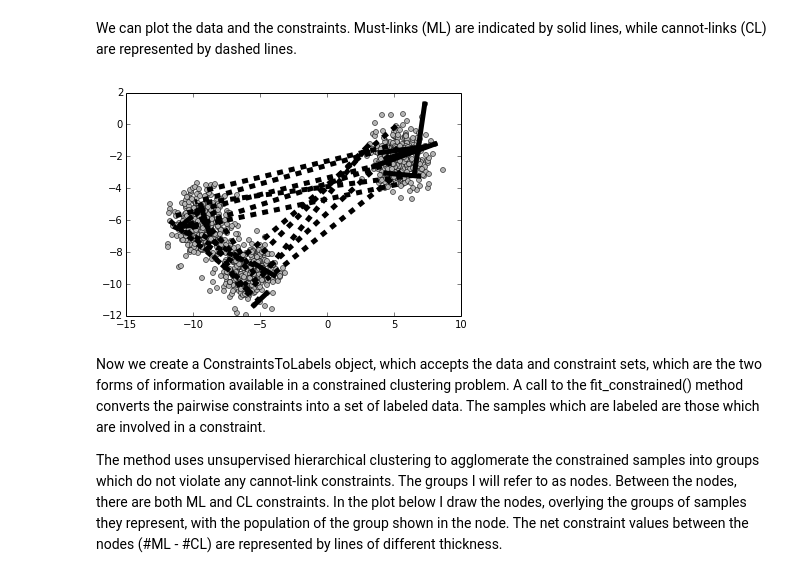
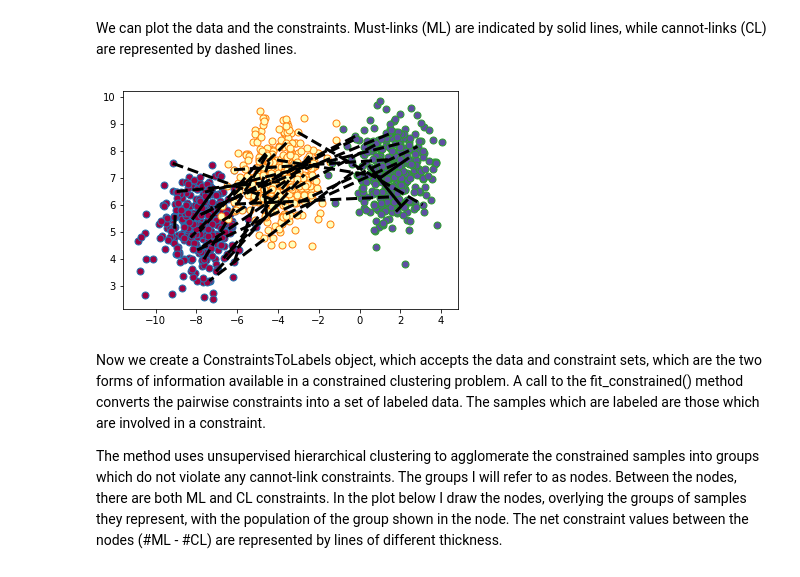
Before and after one commit to ekrim/robust-clust, a Jupyter notebook: examples/constrained_clustering.ipynb, the cells around one changed output. Cells and saved outputs as stored; diff of their text form; code cells hidden in the pictures.

```diff
--- a/examples/constrained_clustering.ipynb
+++ b/examples/constrained_clustering.ipynb
@@ -16,21 +17,19 @@ import constraints_to_labels as ctl
 # %% [markdown]
 First, we make some synthetic data, consistently of 2-dimensions Gaussian blobs. We also generate a random set of constraints.
 # %%
-Nclusters, N, Nconstraints = (3, 1000, 30)
+n_clusters, N, n_constraints = (3, 1000, 30)
 
 data, labels = ds.make_blobs(n_samples=N,
                              n_features=2,
-                             centers=Nclusters)
+                             centers=n_clusters)
 
-constraintMat = cc.ConstrainedClustering.make_constraints(labels, Nconstraints=Nconstraints)
+constraint_mat, _ = get_constraints(data, labels, n_constraints=n_constraints)
 # %% [markdown]
 We can plot the data and the constraints. Must-links (ML) are indicated by solid lines, while cannot-links (CL) are represented by dashed lines.
-# %%
-plt.figure()
-cc.ConstrainedClustering.plot_constraints(data, constraintMat)
-plt.show()
-# %% [output]
-[figure, removed]
+# %%
+plot_constraints(data, labels=labels, constraint_mat=constraint_mat)
+# %% [output]
+[figure, added]
 # %% [markdown]
 Now we create a ConstraintsToLabels object, which accepts the data and constraint sets, which are the two forms of information available in a constrained clustering problem. A call to the fit_constrained() method  converts the pairwise constraints into a set of labeled data. The samples which are labeled are those which are involved in a constraint.
 
```
Also changed, not shown: parts of 3 cells of this notebook, 4 other files.
